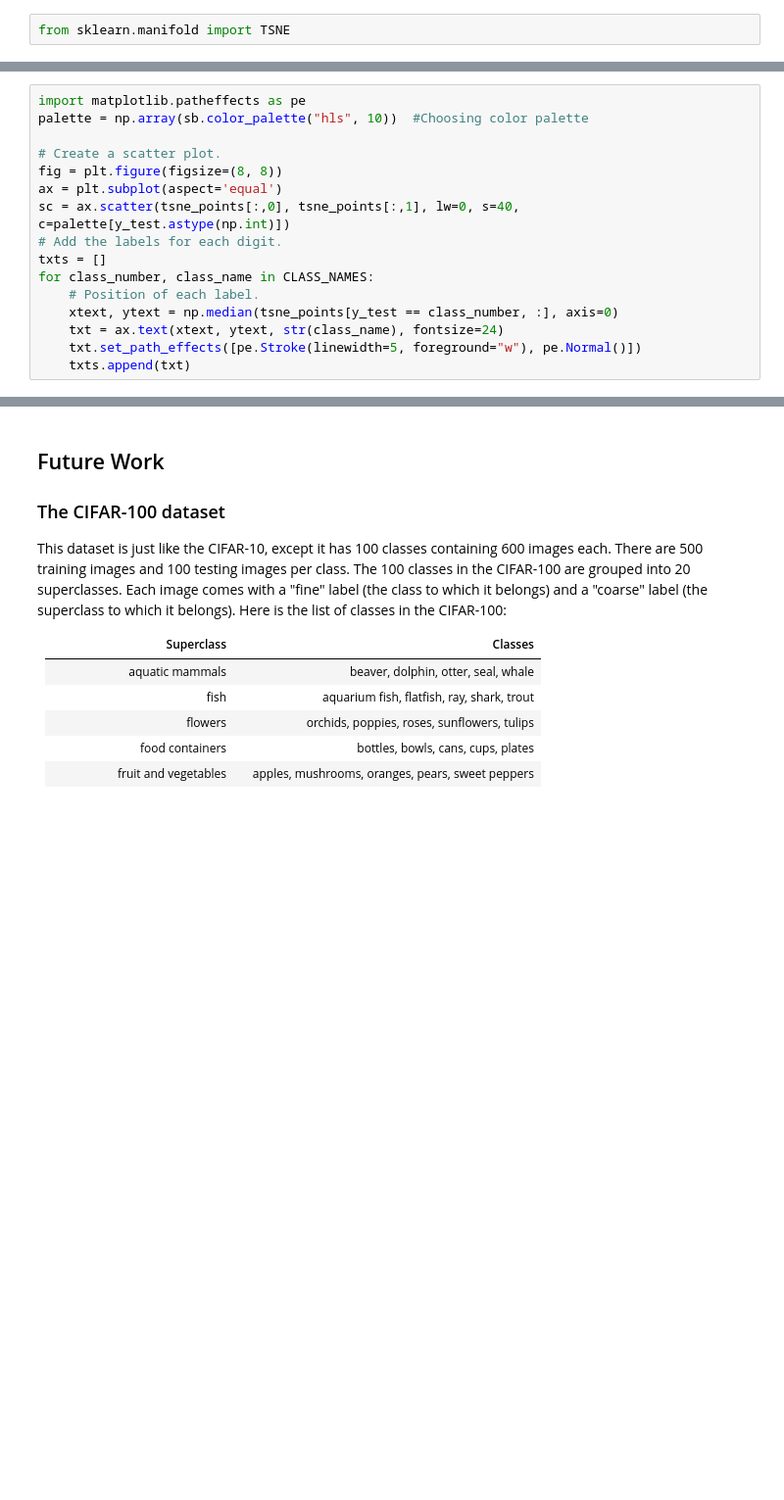
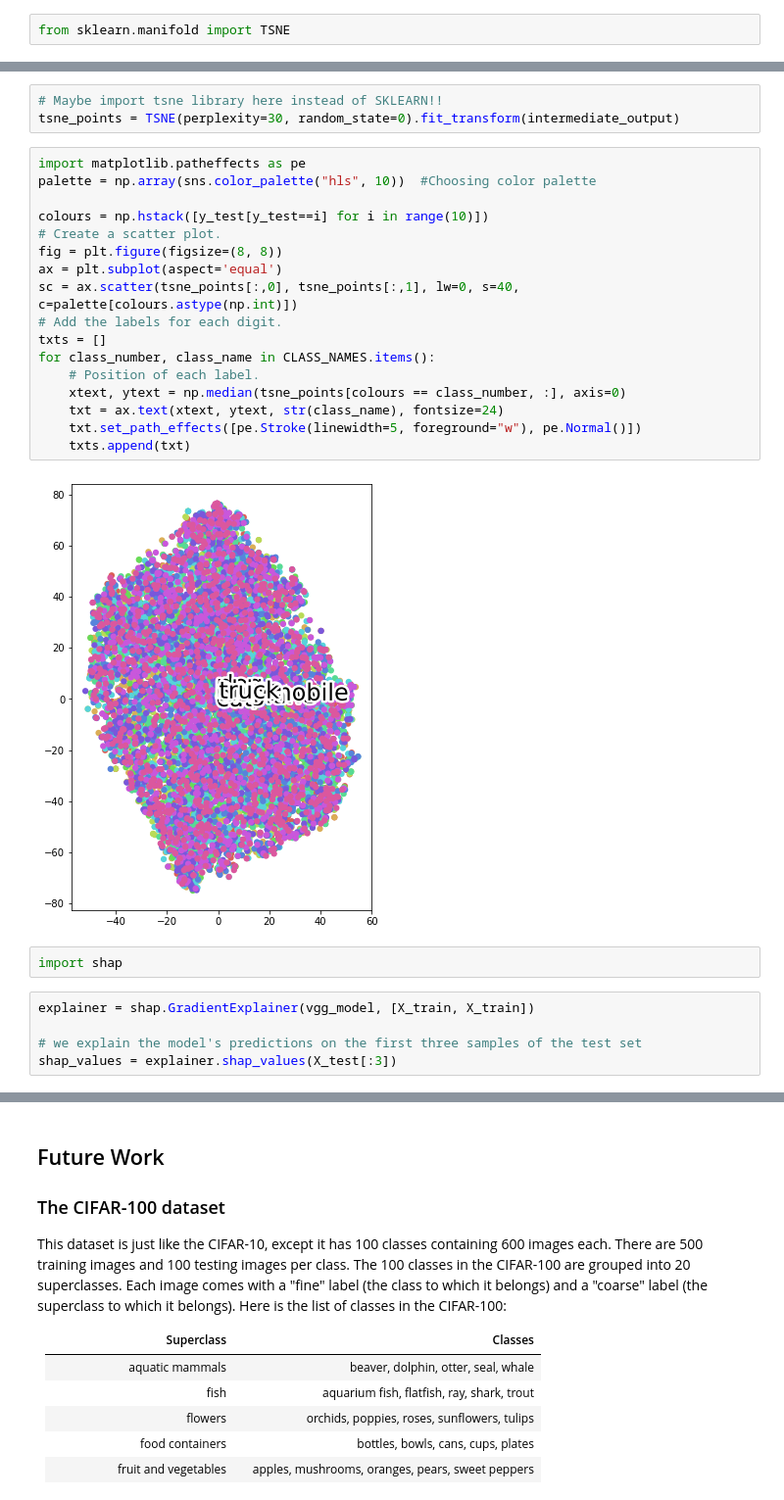
Before and after one commit to RyanDigiCat/IntrotoAITest, a Jupyter notebook: IntroToAI.ipynb, the cells around one changed output, grey strips where cells are left out. Shown at 98% size. Drawn from its saved outputs; the diff is of its cells as text; blank space fills up the shorter version.

```diff
--- a/IntroToAI.ipynb
+++ b/IntroToAI.ipynb
@@ -918,16 +972,29 @@ tsne_points = TSNE(perplexity=30).fit_transform(intermediate_output)
+# %%
+# Maybe import tsne library here instead of SKLEARN!!
+tsne_points = TSNE(perplexity=30, random_state=0).fit_transform(intermediate_output)
 # %%
 import matplotlib.patheffects as pe
-palette = np.array(sb.color_palette("hls", 10))  #Choosing color palette
+palette = np.array(sns.color_palette("hls", 10))  #Choosing color palette
 
+colours = np.hstack([y_test[y_test==i] for i in range(10)])
 # Create a scatter plot.
 fig = plt.figure(figsize=(8, 8))
 ax = plt.subplot(aspect='equal')
-sc = ax.scatter(tsne_points[:,0], tsne_points[:,1], lw=0, s=40, c=palette[y_test.astype(np.int)])
+sc = ax.scatter(tsne_points[:,0], tsne_points[:,1], lw=0, s=40, c=palette[colours.astype(np.int)])
 # Add the labels for each digit.
 txts = []
-for class_number, class_name in CLASS_NAMES:
+for class_number, class_name in CLASS_NAMES.items():
     # Position of each label.
-    xtext, ytext = np.median(tsne_points[y_test == class_number, :], axis=0)
+    xtext, ytext = np.median(tsne_points[colours == class_number, :], axis=0)
     txt = ax.text(xtext, ytext, str(class_name), fontsize=24)
     txt.set_path_effects([pe.Stroke(linewidth=5, foreground="w"), pe.Normal()])
     txts.append(txt)
+# %% [output]
+[figure, added]
+# %%
+import shap
+# %%
+explainer = shap.GradientExplainer(vgg_model, [X_train, X_train])
+
+# we explain the model's predictions on the first three samples of the test set
+shap_values = explainer.shap_values(X_test[:3])
```
Also changed, not shown: parts of 10 cells of this notebook.
